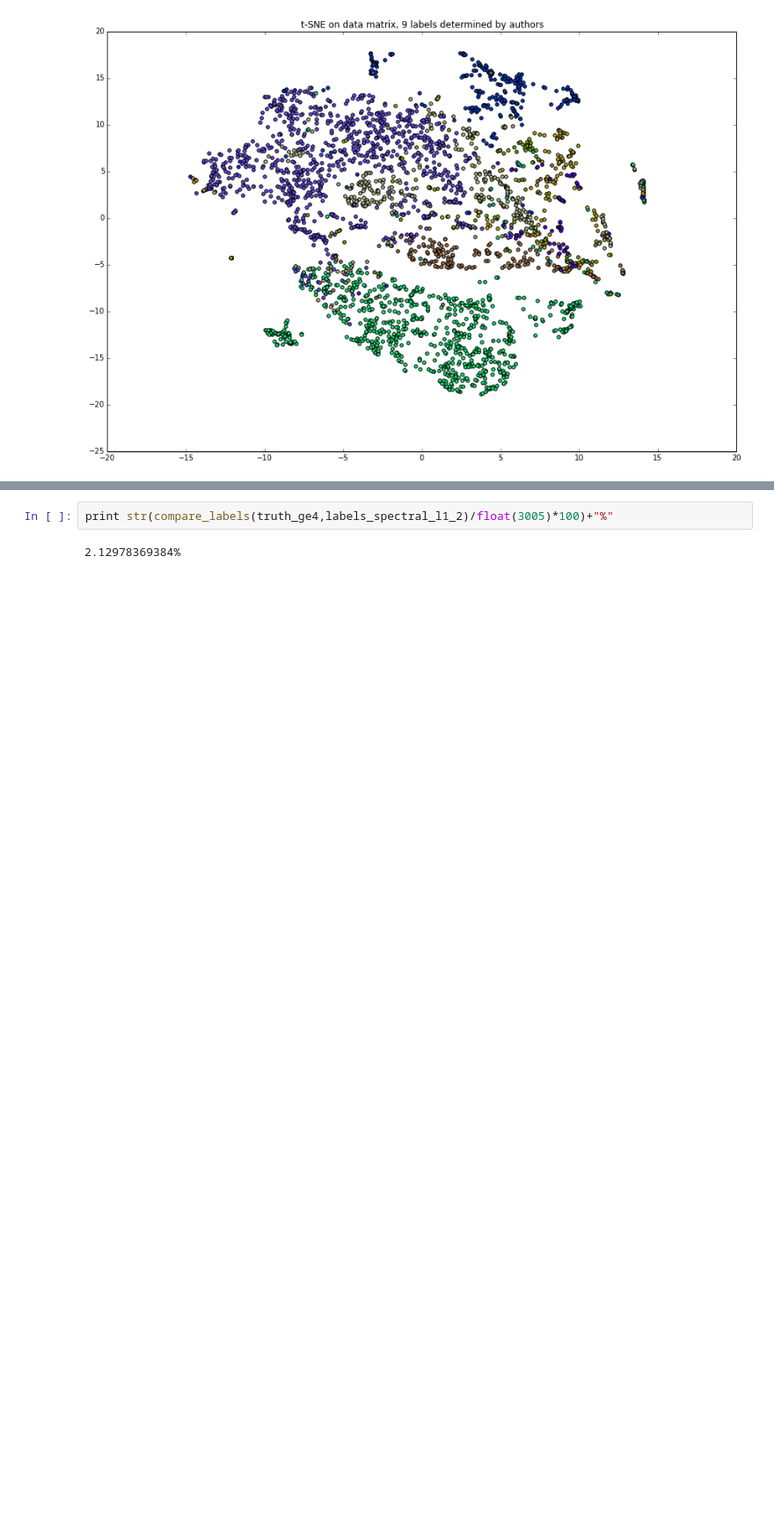
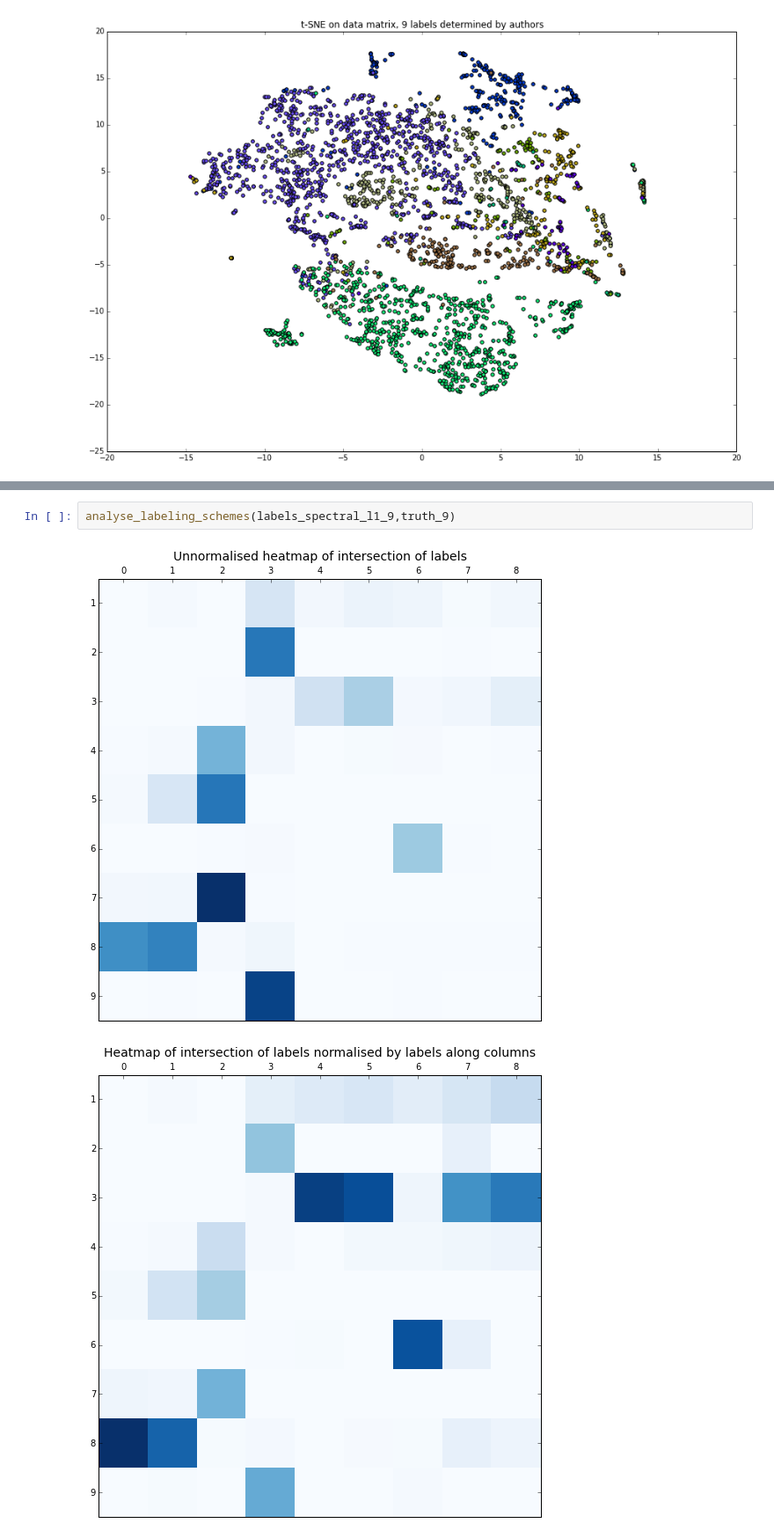
Before and after one commit to govinda-kamath/clustering_on_transcript_compatibility_counts, a Jupyter notebook: Clustering_from_eqclasses_pipeline.ipynb, the cells around one changed output, grey strips where cells are left out. Shown at 88% size. Cells and saved outputs as stored; diff of their text form; blank space fills up the shorter version.

```diff
--- a/Clustering_from_eqclasses_pipeline.ipynb
+++ b/Clustering_from_eqclasses_pipeline.ipynb
@@ -246,4 +354,5 @@ We now compute the error rates that the spectral clustering obtains when cluster
-# %%
-print str(compare_labels(truth_ge4,labels_spectral_l1_2)/float(3005)*100)+"%"
-# %% [output]
-2.12978369384%
+# %%
+analyse_labeling_schemes(labels_spectral_l1_9,truth_9)
+# %% [output]
+[figure, added]
+[figure, added]
```
Also changed, not shown: parts of 12 cells of this notebook.
